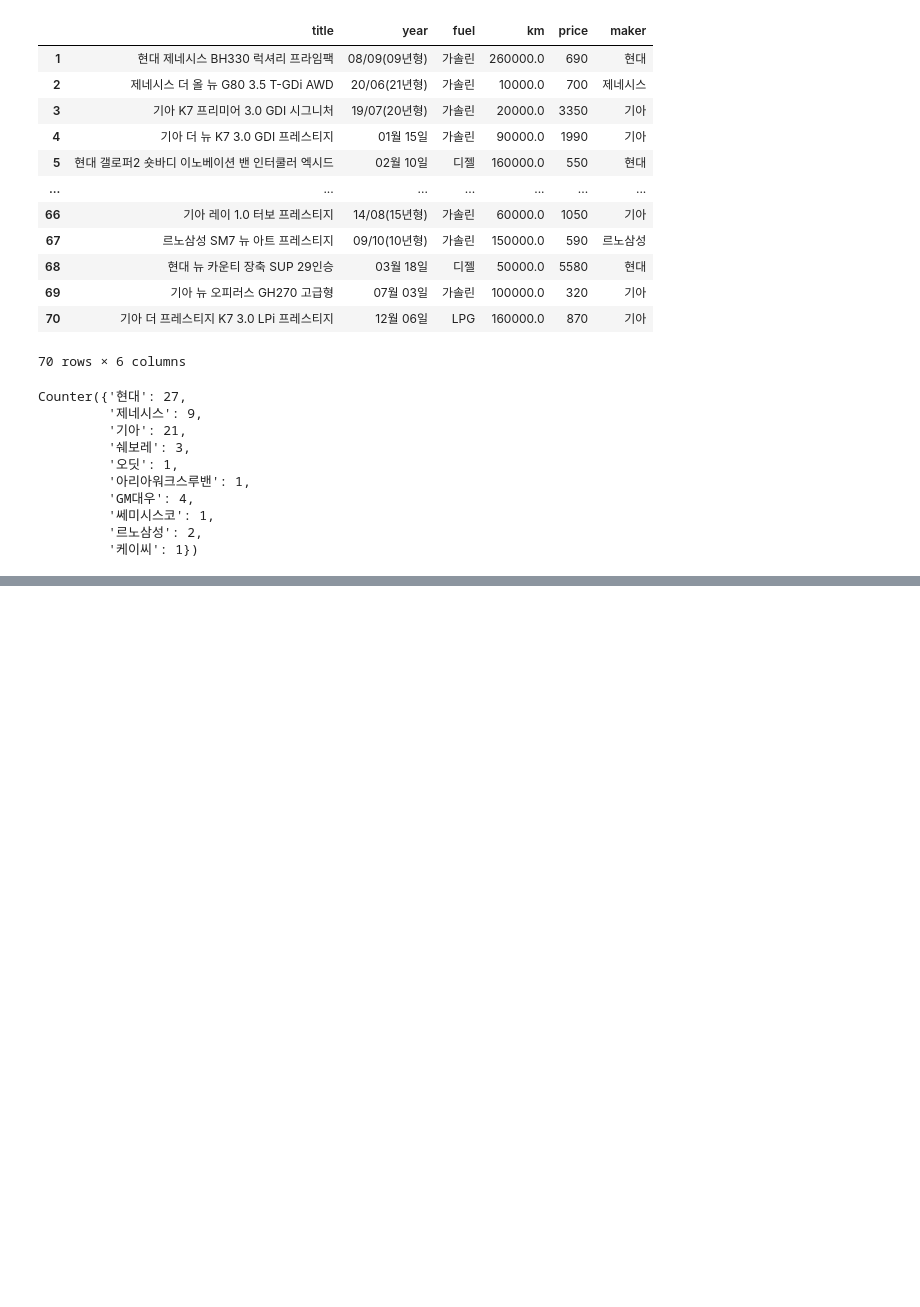
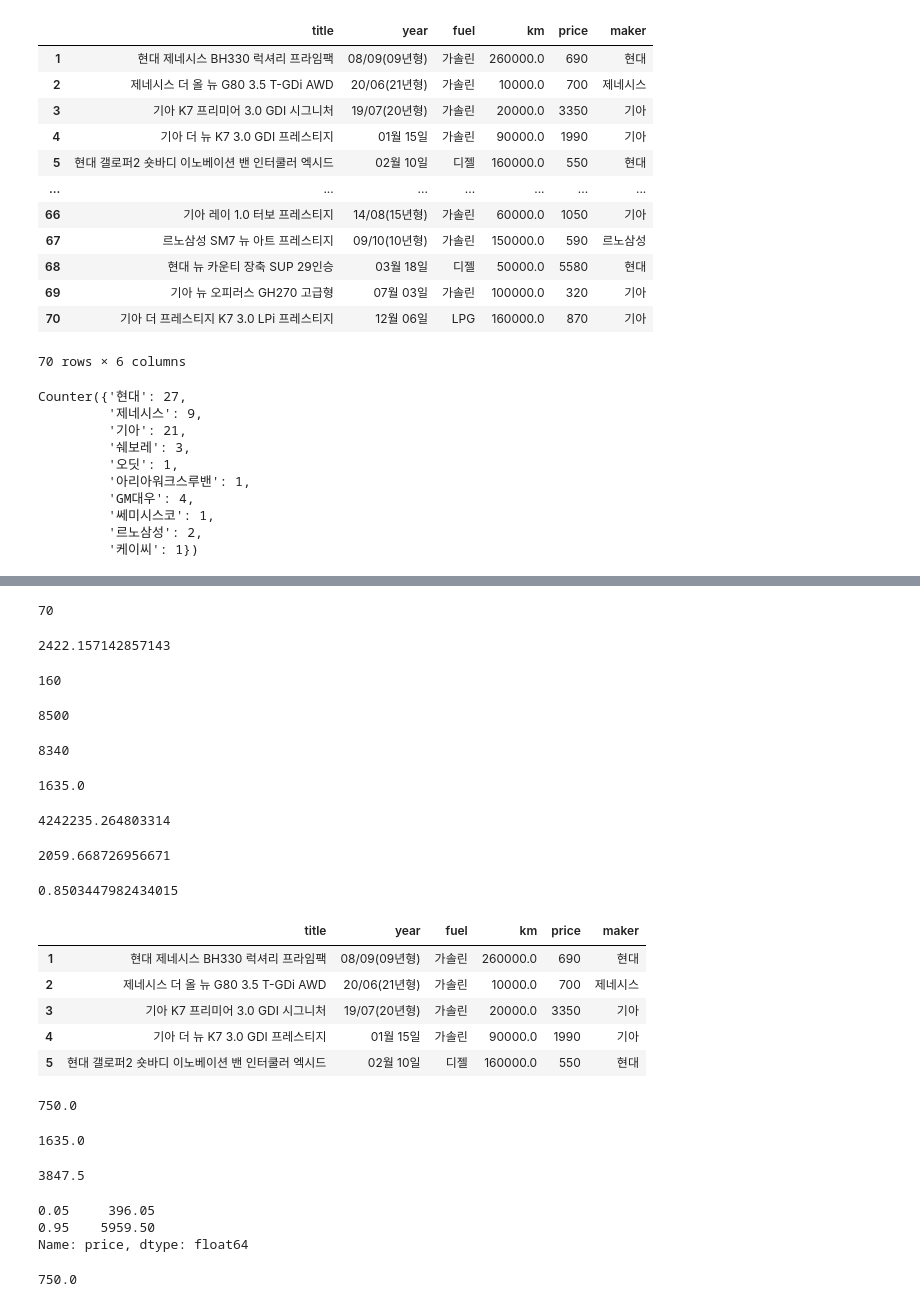
Before and after one commit to HongSeongMo/Bigdata_Analysis_Professional, a Jupyter notebook: 241017.ipynb, the cells around one changed output, grey strips where cells are left out. Saved outputs shown, nothing was run; the diff lists cells and outputs as text; code cells hidden in the pictures; blank space fills up the shorter version.

```diff
--- a/241017.ipynb
+++ b/241017.ipynb
@@ -294,0 +294,37 @@ WARNING:matplotlib.font_manager:findfont: Font family 'NanumGothic' not found.
+# %%
+dfnew['price'].shape[0]
+# %% [output]
+70
+# %%
+dfnew['price'].mean()
+# %% [output]
+2422.157142857143
+# %%
+dfnew['price'].min()
+# %% [output]
+160
+# %%
+dfnew['price'].max()
+# %% [output]
+8500
+# %%
+print(dfnew['price'].max() - dfnew['price'].min())
+# %% [output]
+8340
+# %%
+dfnew['price'].median()
+# %% [output]
+1635.0
+# %%
+dfnew['price'].var()
+# %% [output]
+4242235.264803314
+# %%
+dfnew['price'].std()
+# %% [output]
+2059.668726956671
+# %%
+cv = dfnew['price'].std() / dfnew['price'].mean()
+cv
+# %% [output]
+0.8503447982434015
@@ -294,0 +334,32 @@ WARNING:matplotlib.font_manager:findfont: Font family 'NanumGothic' not found.
+# %%
+df = pd.read_csv('/content/drive/MyDrive/Colab Notebooks/work/usedcars.csv', encoding='euc-kr', index_col=0)
+df.head()
+# %% [output]
+|  | title | year | fuel | km | price | maker |
+| 1 | 현대 제네시스 BH330 럭셔리 프라임팩 | 08/09(09년형) | 가솔린 | 260000.0 | 690 | 현대 |
+| 2 | 제네시스 더 올 뉴 G80 3.5 T-GDi AWD | 20/06(21년형) | 가솔린 | 10000.0 | 700 | 제네시스 |
+| 3 | 기아 K7 프리미어 3.0 GDI 시그니처 | 19/07(20년형) | 가솔린 | 20000.0 | 3350 | 기아 |
+| 4 | 기아 더 뉴 K7 3.0 GDI 프레스티지 | 01월 15일 | 가솔린 | 90000.0 | 1990 | 기아 |
+| 5 | 현대 갤로퍼2 숏바디 이노베이션 밴 인터쿨러 엑시드 | 02월 10일 | 디젤 | 160000.0 | 550 | 현대 |
+# %%
+print(df.price.quantile(.25))
+# %% [output]
+750.0
+# %%
+print(df.price.quantile(.50))
+# %% [output]
+1635.0
+# %%
+print(df.price.quantile(.75))
+# %% [output]
+3847.5
+# %%
+print(df.price.quantile([.05,.95]))
+# %% [output]
+0.05     396.05
+0.95    5959.50
+Name: price, dtype: float64
+# %%
+print(np.percentile(df.price, 25))
+# %% [output]
+750.0
```
Also changed, not shown: parts of 30 cells of this notebook.
